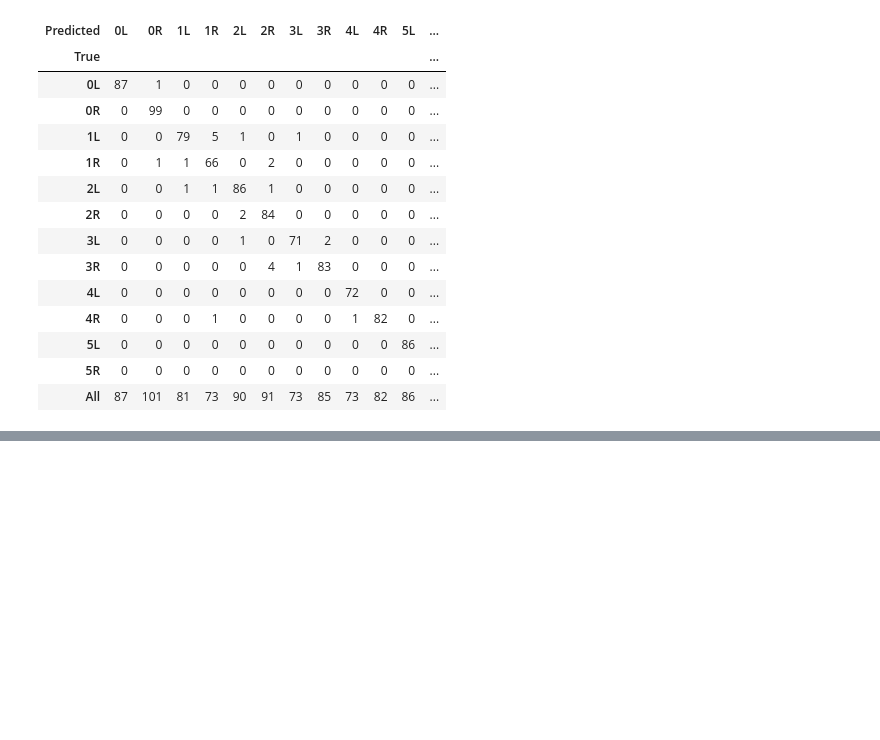
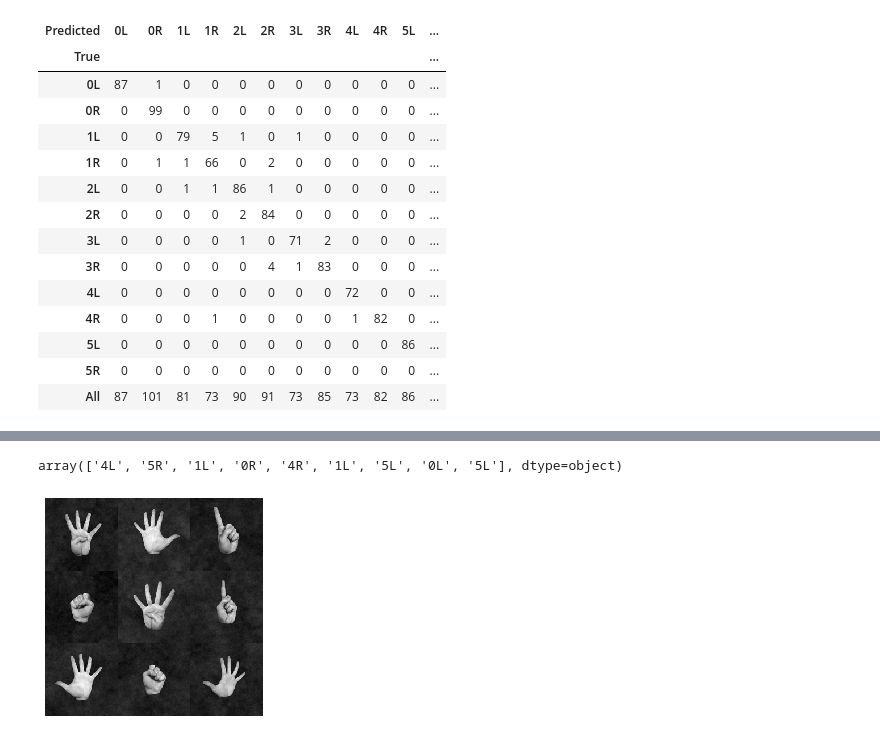
Before and after one commit to rezar12/DataScience_and_ANN, a Jupyter notebook: finger_reko/finger_recognition.ipynb, the cells around one changed output, grey strips where cells are left out. Cells and saved outputs as stored; diff of their text form; code cells hidden in the pictures; blank space fills up the shorter version.

```diff
--- a/finger_reko/finger_recognition.ipynb
+++ b/finger_reko/finger_recognition.ipynb
@@ -514,0 +725,14 @@ pd.crosstab(encodermulti.inverse_transform(ytestmulti), encodermulti.inverse_tra
+# %%
+sampleidx = sample(range(len(xtest)),9)
+
+X_new = xtest[sampleidx]
+y_pred = model.predict_classes(X_new)
+encodermulti.inverse_transform(y_pred)
+# %% [output]
+array(['4L', '5R', '1L', '0R', '4R', '1L', '5L', '0L', '5L'], dtype=object)
+# %%
+X_new.shape
+X_flat=[x.flatten() for x in X_new]
+plot_square_of_images(X_flat)
+# %% [output]
+[figure, added]
```
Also changed, not shown: parts of 33 cells of this notebook.
